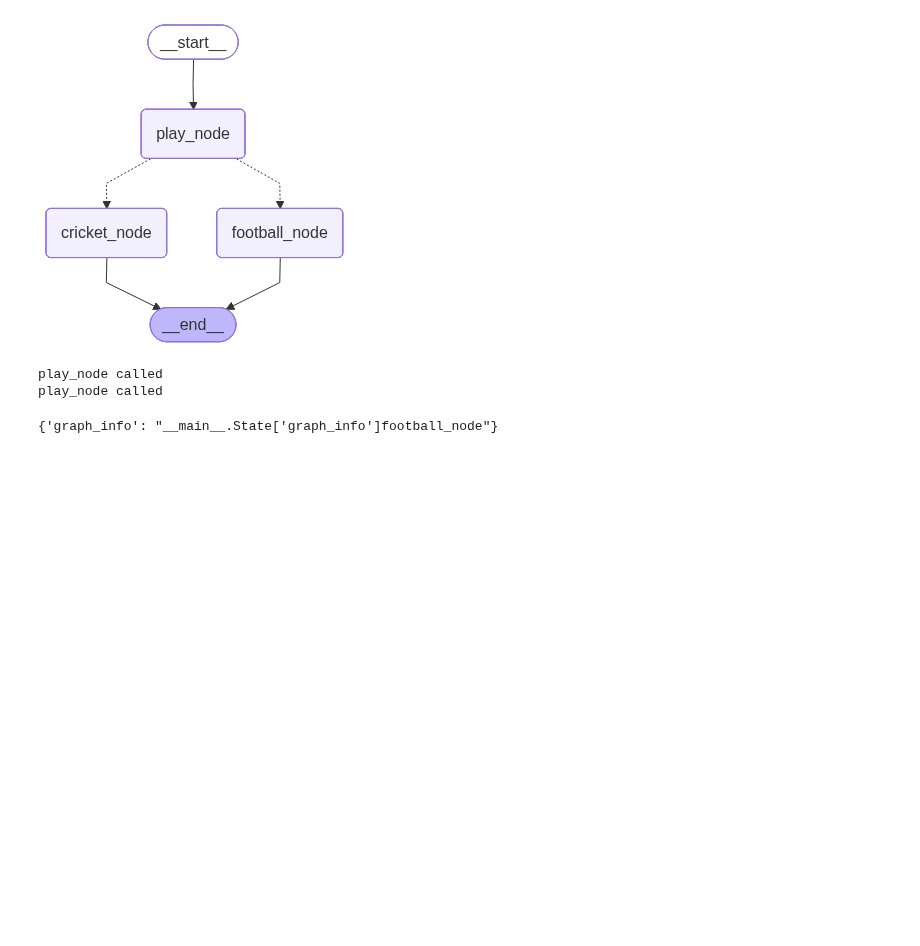
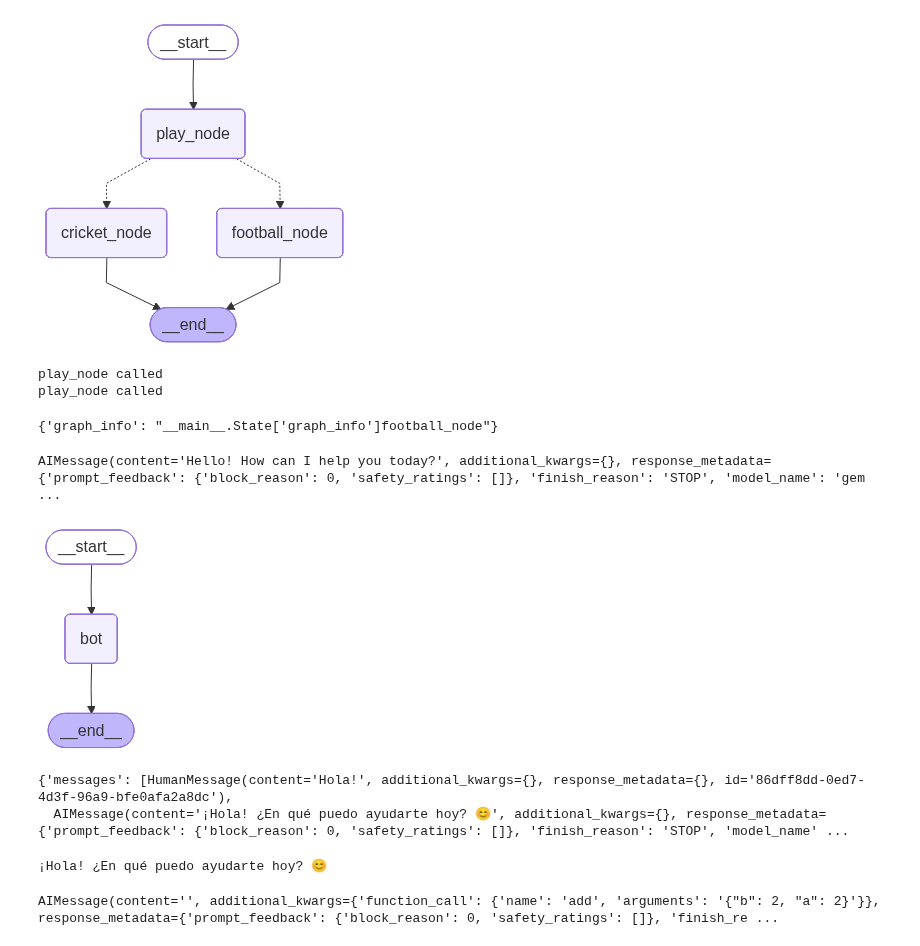
Before and after one commit to debdutta-chatterjee/AI_ML_DS_GenAI_Portfolio, a Jupyter notebook: RAG/langgraph-01.ipynb, the cells around one changed output. Saved outputs shown, nothing was run; the diff lists cells and outputs as text; code cells hidden in the pictures; blank space fills up the shorter version.

```diff
--- a/RAG/langgraph-01.ipynb
+++ b/RAG/langgraph-01.ipynb
@@ -51,5 +51,54 @@ graph_builder.invoke({"graph_info":"Hello"})
 play_node called
 play_node called
 {'graph_info': "__main__.State['graph_info']football_node"}
+# %%
+from langchain_core.prompts import ChatPromptTemplate
+from langchain.chains.combine_documents import create_stuff_documents_chain
+from langchain.chains.retrieval import create_retrieval_chain
+from langchain_google_genai import ChatGoogleGenerativeAI
+
+model = ChatGoogleGenerativeAI(
+                model='gemini-2.0-flash',
+                google_api_key="AIzaSyCtTc-rIeCTfJsfIMHFqnSIjhPbSJpy5Yc",
+                temperature=0,
+                max_output_tokens=1000
+            )
+
+model.invoke('Hello')
+# %% [output]
+AIMessage(content='Hello! How can I help you today?', additional_kwargs={}, response_metadata={'prompt_feedback': {'block_reason': 0, 'safety_ratings': []}, 'finish_reason': 'STOP', 'model_name': 'gem ...
 # %%
 #Simple chatbot
+
+from langgraph.graph import StateGraph,START,END
+from typing_extensions import TypedDict
+from typing import Annotated,List
+from langgraph.graph.message import add_messages
+from IPython.display import display,Image
+
+class State(TypedDict):
+    messages : Annotated[List,add_messages]
+
+def bot(state:State):
+    return {'messages':model.invoke(state['messages'])}
+
+graph = StateGraph(State)
+graph.add_node('bot',bot)
+
+graph.add_edge(START,'bot')
+graph.add_edge('bot',END)
+graph_builder = graph.compile()
+
+display(Image(graph_builder.get_graph().draw_mermaid_png()))
+# %% [output]
+[figure, added]
+# %%
+graph_builder.invoke({'messages':['Hola!']})
+# %% [output]
+{'messages': [HumanMessage(content='Hola!', additional_kwargs={}, response_metadata={}, id='86dff8dd-0ed7-4d3f-96a9-bfe0afa2a8dc'),
+  AIMessage(content='¡Hola! ¿En qué puedo ayudarte hoy? 😊', additional_kwargs={}, response_metadata={'prompt_feedback': {'block_reason': 0, 'safety_ratings': []}, 'finish_reason': 'STOP', 'model_name' ...
+# %%
+for event in graph_builder.stream({'messages':['Hola!']}):
+    print(event['bot']['messages'].content)
+# %% [output]
+¡Hola! ¿En qué puedo ayudarte hoy? 😊
@@ -55,0 +121,4 @@ play_node called
+# %%
+tool_call
+# %% [output]
+AIMessage(content='', additional_kwargs={'function_call': {'name': 'add', 'arguments': '{"b": 2, "a": 2}'}}, response_metadata={'prompt_feedback': {'block_reason': 0, 'safety_ratings': []}, 'finish_re ...
```
Also changed, not shown: parts of 7 cells of this notebook.
